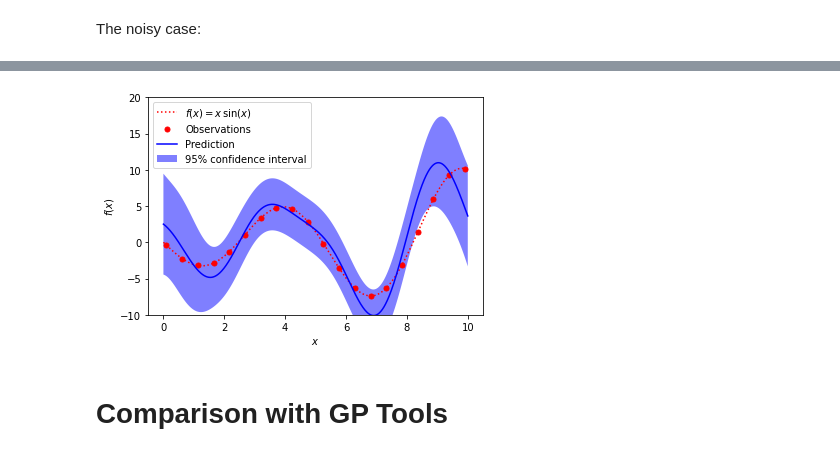
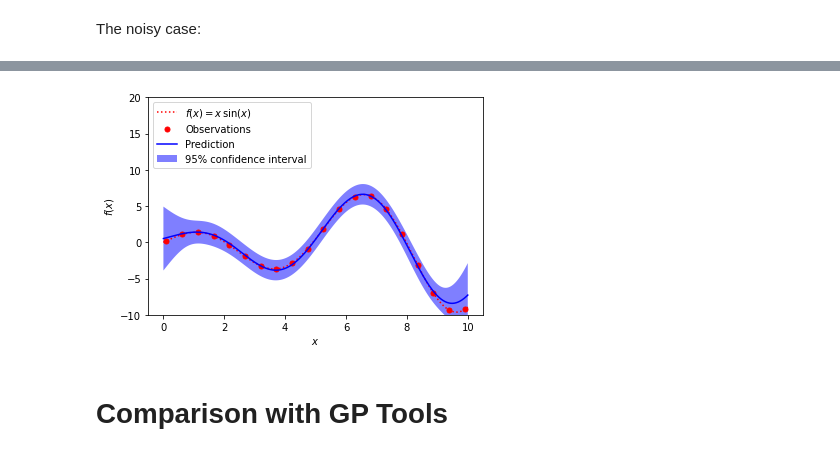
Before and after one commit to MABilton/surrojax_gp, a Jupyter notebook: gp_oed_surrogate/examples/sklearn_example.ipynb, the cells around one changed output, grey strips where cells are left out. Drawn from its saved outputs; the diff is of its cells as text; code cells hidden in the pictures.

```diff
--- a/gp_oed_surrogate/examples/sklearn_example.ipynb
+++ b/gp_oed_surrogate/examples/sklearn_example.ipynb
@@ -136,20 +136,20 @@ plot_gp(x_pred, y_pred, f, x_train, y_train)
 # %%
-grad_order = 3
+grad_order = 1
 
 # Get correct solution:
 grad_f = f
 for _ in range(grad_order):
     grad_f = jax.jacfwd(grad_f)
 grad_f = jax.vmap(grad_f, in_axes=0)
 y_true = grad_f(x_train).squeeze()
 
 # Use GP:
 grad = ({'idx': [0], 'order':grad_order}, )
 y_pred = surrogate.predict(x_pred, grad=grad)
 
 plot_gp(x_pred, y_pred, grad_f, x_train, y_true)
 # %% [output]
-[figure, old version]
+[figure, new version]
 # %% [markdown]
 # Comparison with GP Tools
 # %%
```
Also changed, not shown: parts of 4 cells of this notebook, 1 other file.
